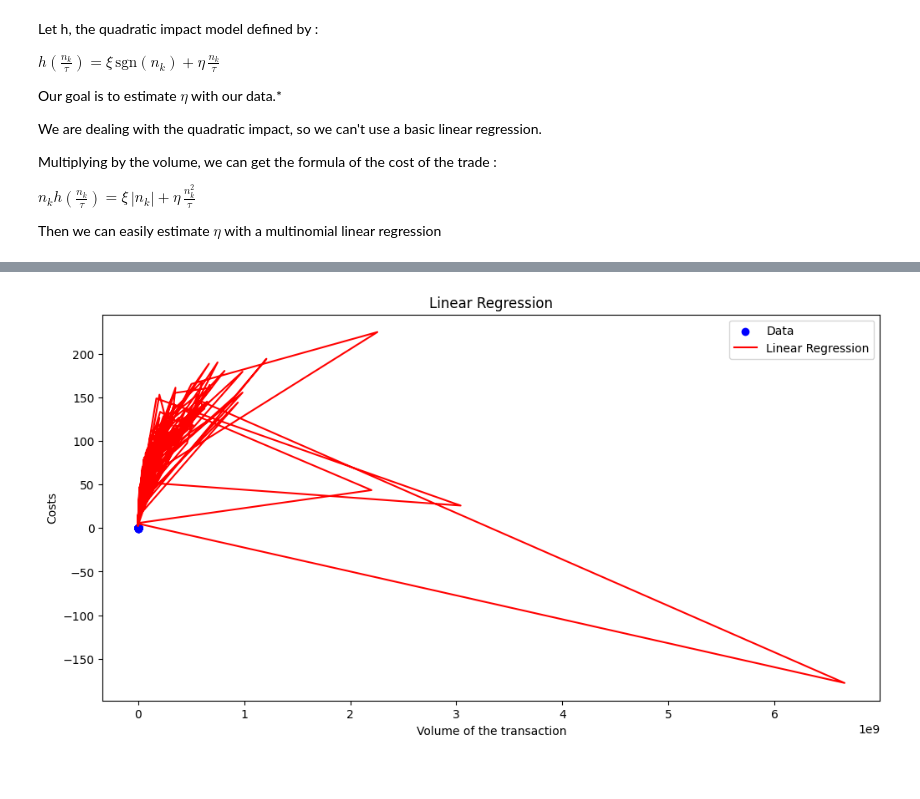
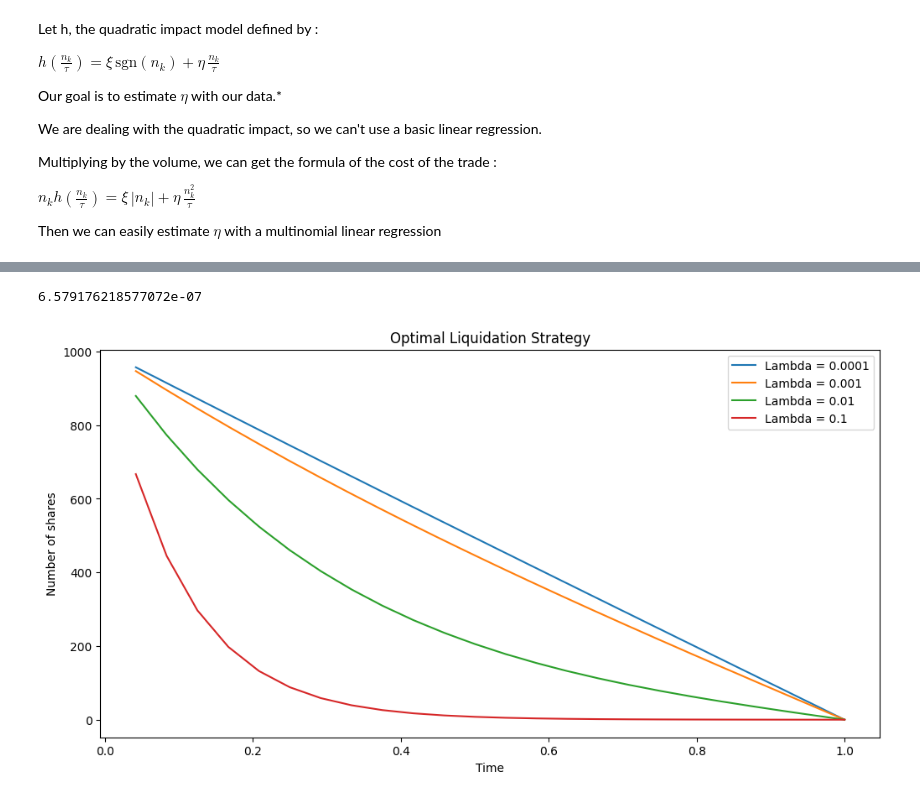
Before and after one commit to nathan6292/Market-Risk-Final-Project, a Jupyter notebook: Nathan_Fleury, Julien_Gilles - Project.ipynb, the cells around one changed output, grey strips where cells are left out. Saved outputs shown, nothing was run; the diff lists cells and outputs as text; code cells hidden in the pictures.

```diff
--- a/Nathan_Fleury, Julien_Gilles - Project.ipynb
+++ b/Nathan_Fleury, Julien_Gilles - Project.ipynb
@@ -2055,12 +2064,0 @@ plt.show()
-# %%
-# Plot the linear regression
-plt.figure(figsize=(12, 6))
-plt.scatter(v, costs, color='blue', label='Data')
-plt.plot((v**2)/tau, bid_ask_signed + eta*(v**2)/tau, color='red', label='Linear Regression')
-plt.title('Linear Regression')
-plt.xlabel('Volume of the transaction')
-plt.ylabel('Costs')
-plt.legend()
-plt.show()
-# %% [output]
-[figure, removed]
@@ -2076,0 +2065,25 @@ eta = linear_regression(data['volume of the transaction (if known)'], data['retu
+# %%
+eta = coef_eta[2]
+print(eta)
+# %% [output]
+6.579176218577072e-07
+# %%
+X = 1000
+
+Time = [1/24 * i for i in range(1, 25)]
+lambda_ = [1e-4, 1e-3, 1e-2, 1e-1]
+
+
+plt.figure(figsize=(12, 6))
+for l in lambda_:
+    K = np.sqrt(l*volatilite*volatilite/eta)
+    x_k = [np.sinh(K*(1-Time))*X/ np.sinh(K*1) for Time in Time]
+    plt.plot(Time, x_k, label=f'Lambda = {l}')
+
+plt.title('Optimal Liquidation Strategy')
+plt.xlabel('Time')
+plt.ylabel('Number of shares')
+plt.legend()
+plt.show()
+# %% [output]
+[figure, added]
```
Also changed, not shown: parts of 12 cells of this notebook.
